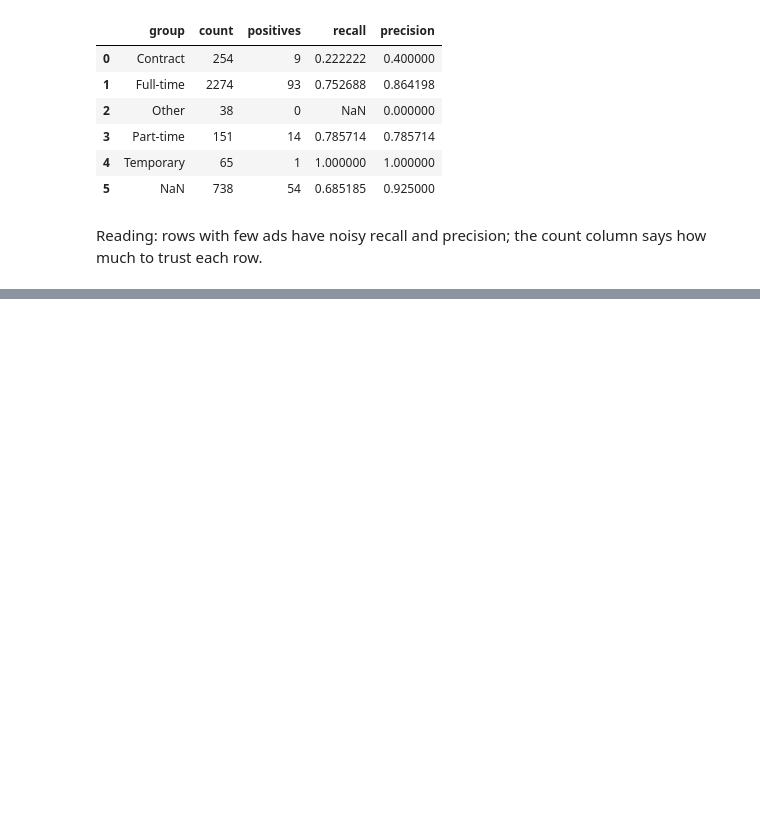
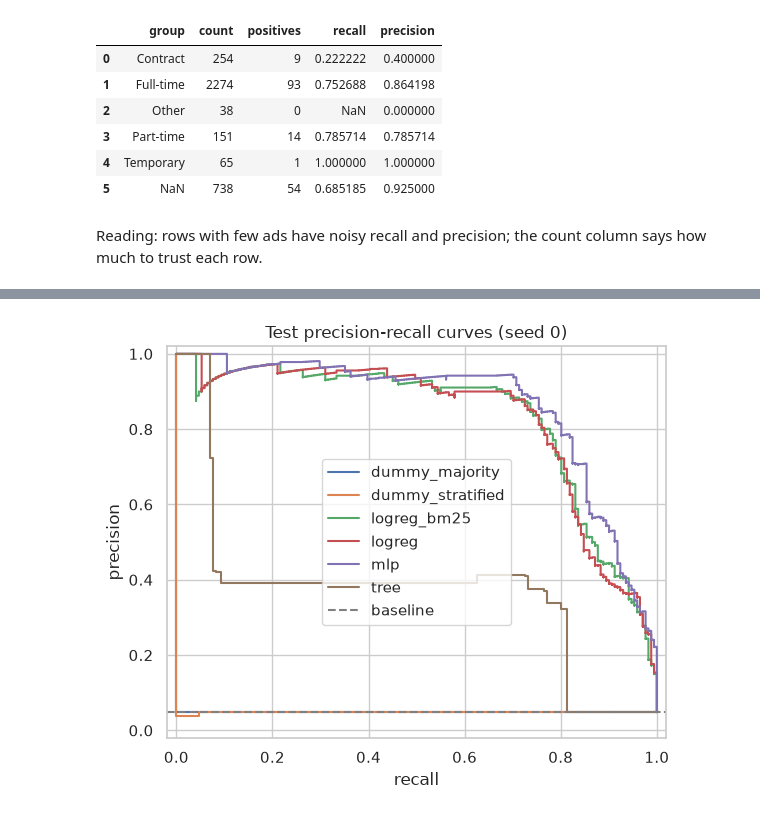
Before and after one commit to BanAnA9205/fake-job-detection-p4ai, a Jupyter notebook: code/notebooks/02_classical_ml.ipynb, the cells around one changed output, grey strips where cells are left out. Cells and saved outputs as stored; diff of their text form; code cells hidden in the pictures; blank space fills up the shorter version.

```diff
--- a/code/notebooks/02_classical_demo.ipynb
+++ b/code/notebooks/02_classical_ml.ipynb
@@ -340,0 +516,9 @@ numbers.
+# %%
+seed0 = res[res["seed"] == 0]
+if seed0.empty:
+    print("No seed-0 runs found; the remaining sections need seed 0.")
+    raise StopExecution
+seed_runs = {row["model"]: (rh.load_scores(DIRS[row["group"]], row["model"], 0), row["thr"])
+             for _, row in seed0.iterrows()}
+y_test = next(iter(seed_runs.values()))[0]["y_test"]
+print("seed-0 models:", ", ".join(seed_runs))
@@ -340,0 +532,9 @@ numbers.
+# %%
+curves = {name: precision_recall_curve(y_test, s["score_test"])[:2]
+          for name, (s, thr) in seed_runs.items()}
+pos_rate = float(y_test.mean())
+ev.plot_pr_curves(curves, pos_rate=pos_rate,
+                  title="Test precision-recall curves (seed 0)")
+plt.show()
+# %% [output]
+[figure, added]
```
Also changed, not shown: parts of 41 cells of this notebook, 12 other files.
